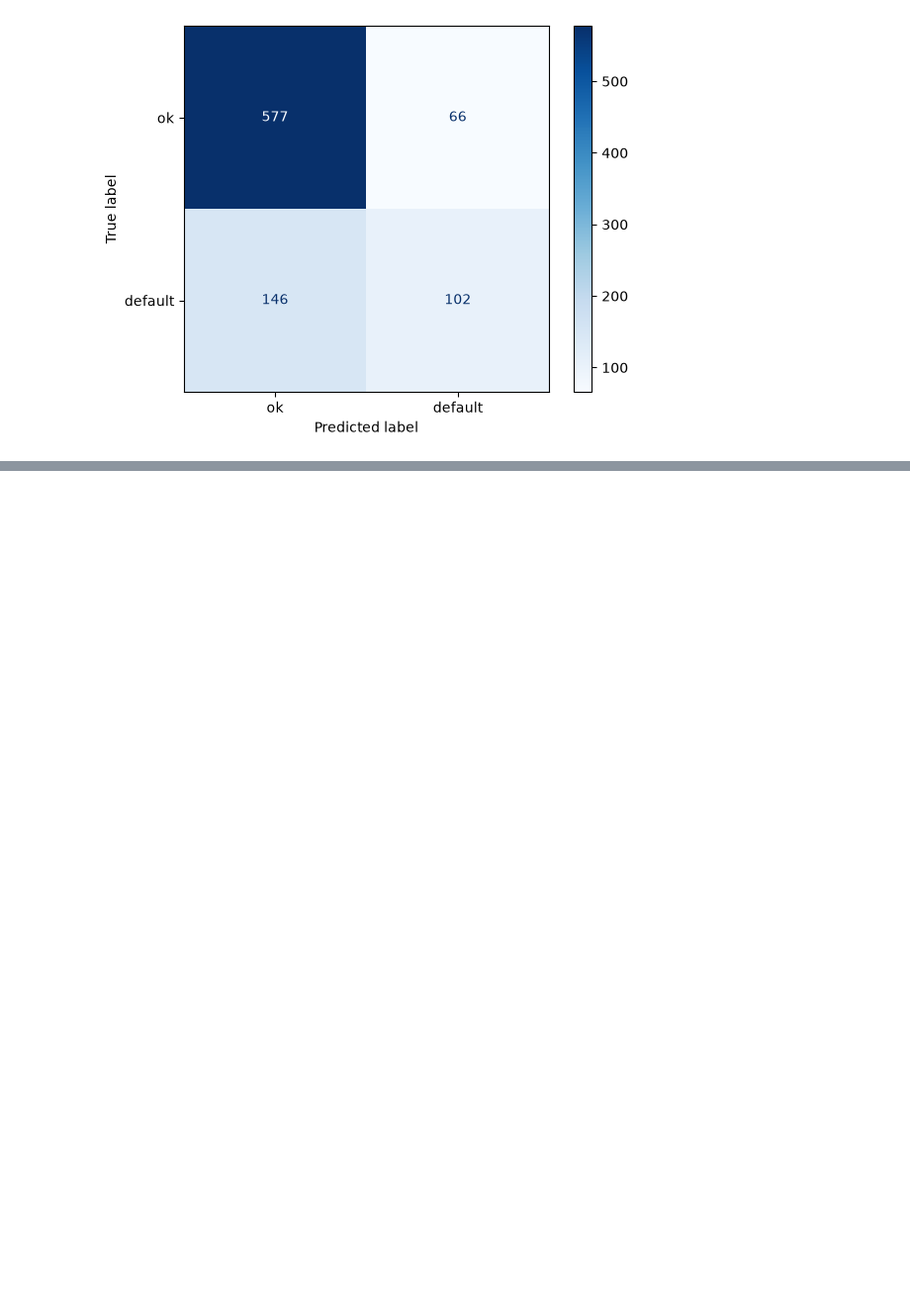
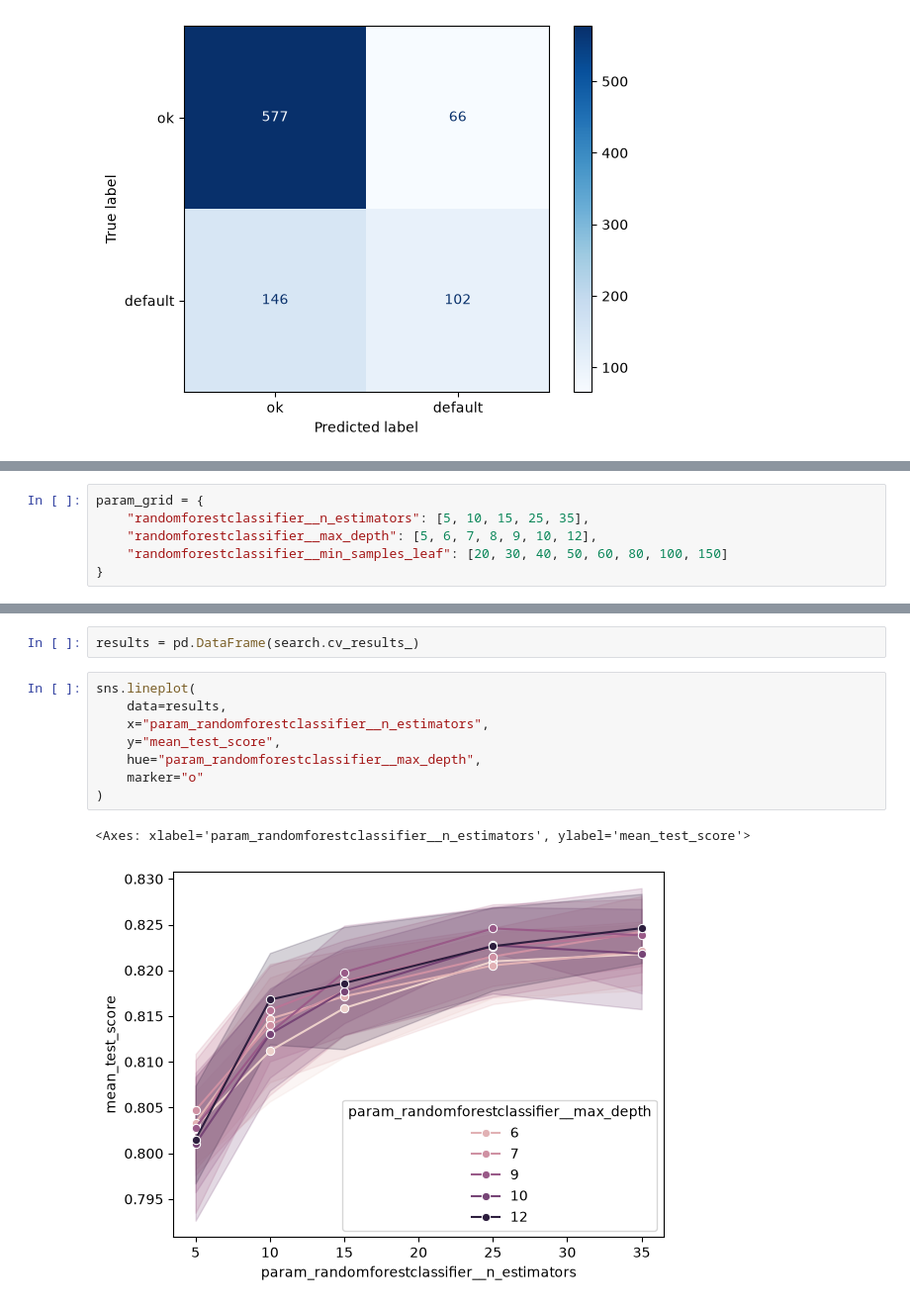
Before and after one commit to lohengrin-01/credit-risk-scoring-project, a Jupyter notebook: credit-risk-scoring.ipynb, the cells around one changed output, grey strips where cells are left out. Shown at 99% size. Saved outputs shown, nothing was run; the diff lists cells and outputs as text; blank space fills up the shorter version.

```diff
--- a/credit-risk-scoring.ipynb
+++ b/credit-risk-scoring.ipynb
@@ -315,0 +345,6 @@ sns.heatmap(heatmap_data, annot=True, fmt=".3f", cmap="rocket_r")
+# %%
+param_grid = {
+    "randomforestclassifier__n_estimators": [5, 10, 15, 25, 35],
+    "randomforestclassifier__max_depth": [5, 6, 7, 8, 9, 10, 12],
+    "randomforestclassifier__min_samples_leaf": [20, 30, 40, 50, 60, 80, 100, 150]
+}
@@ -315,0 +413,13 @@ sns.heatmap(heatmap_data, annot=True, fmt=".3f", cmap="rocket_r")
+# %%
+results = pd.DataFrame(search.cv_results_)
+# %%
+sns.lineplot(
+    data=results,
+    x="param_randomforestclassifier__n_estimators",
+    y="mean_test_score",
+    hue="param_randomforestclassifier__max_depth",
+    marker="o"
+)
+# %% [output]
+<Axes: xlabel='param_randomforestclassifier__n_estimators', ylabel='mean_test_score'>
+[figure, added]
```
Also changed, not shown: parts of 27 cells of this notebook, 2 other files.
